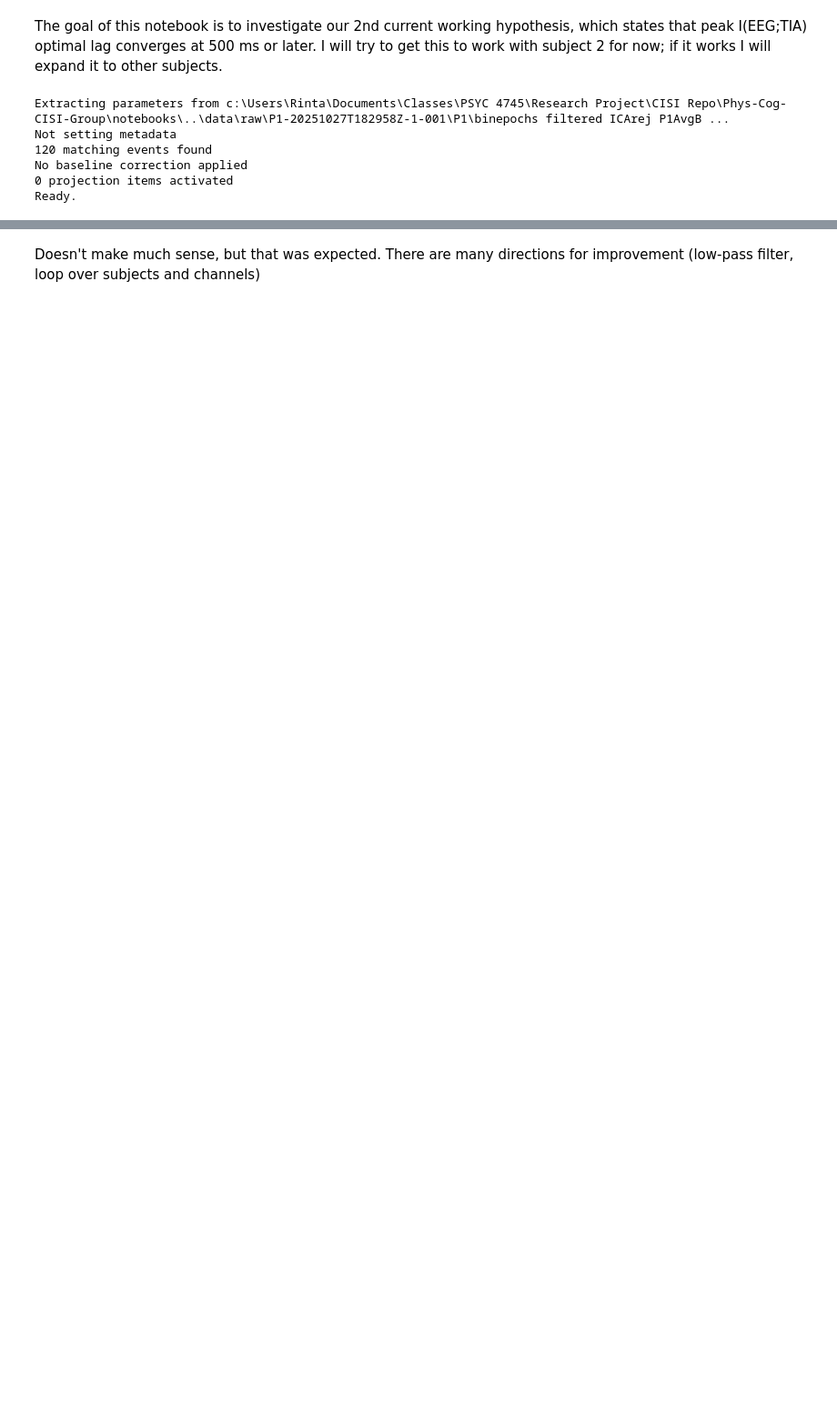
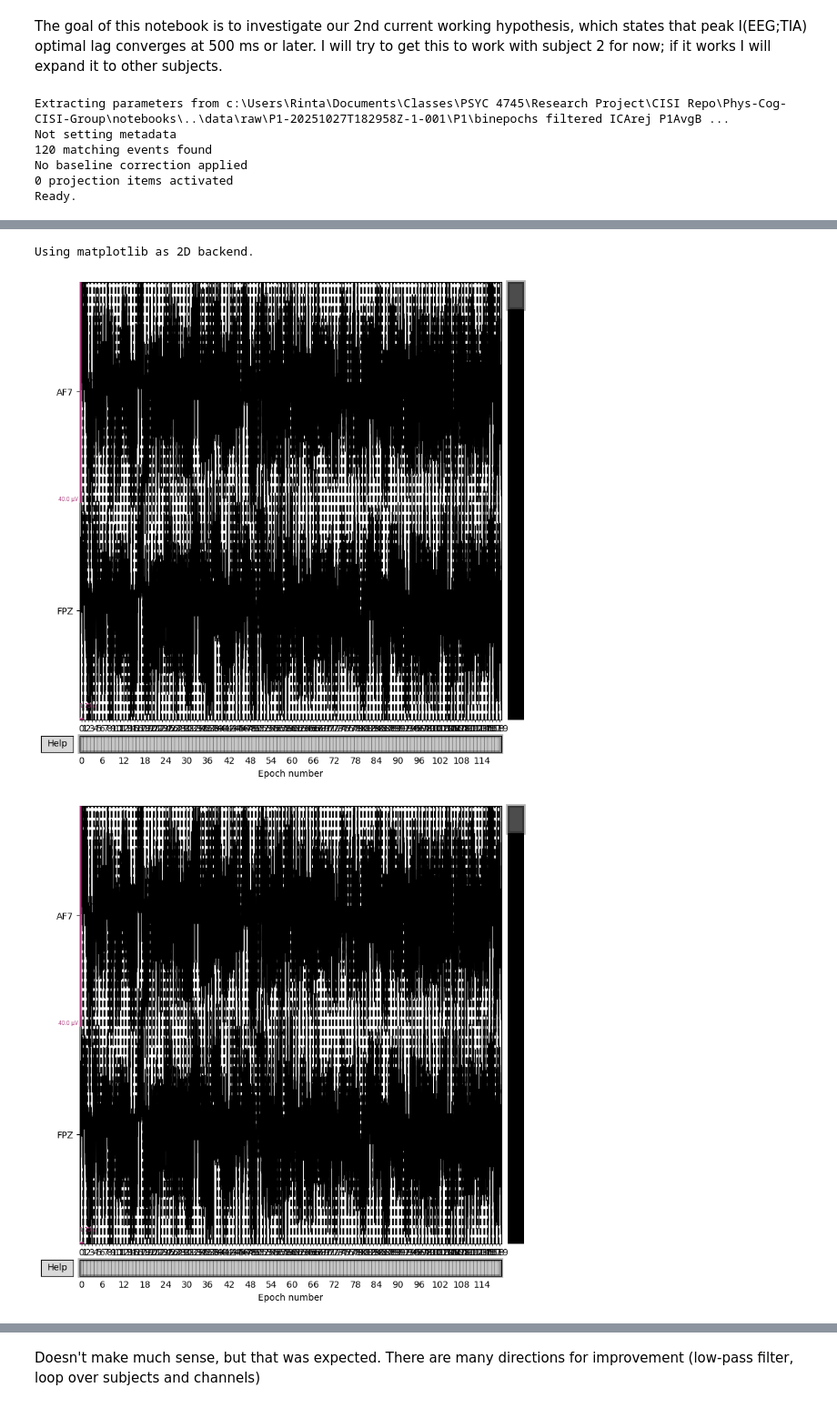
Before and after one commit to CRinHer/Phys-Cog-CISI-Group, a Jupyter notebook: notebooks/H2.ipynb, the cells around one changed output, grey strips where cells are left out. Shown at 91% size. Saved outputs shown, nothing was run; the diff lists cells and outputs as text; code cells hidden in the pictures; blank space fills up the shorter version.

```diff
--- a/notebooks/H2.ipynb
+++ b/notebooks/H2.ipynb
@@ -115,6 +115,12 @@ NVIDIA GeForce RTX 3060 Laptop GPU
 True
 True
 12.4
+# %%
+epochs.plot(n_epochs=120, n_channels=2)
+# %% [output]
+Using matplotlib as 2D backend.
+[figure, added]
+[figure, added]
 # %%
 raw_results = nmi.run(
     x_data=x_raw,
```
Also changed, not shown: parts of 6 cells of this notebook.
